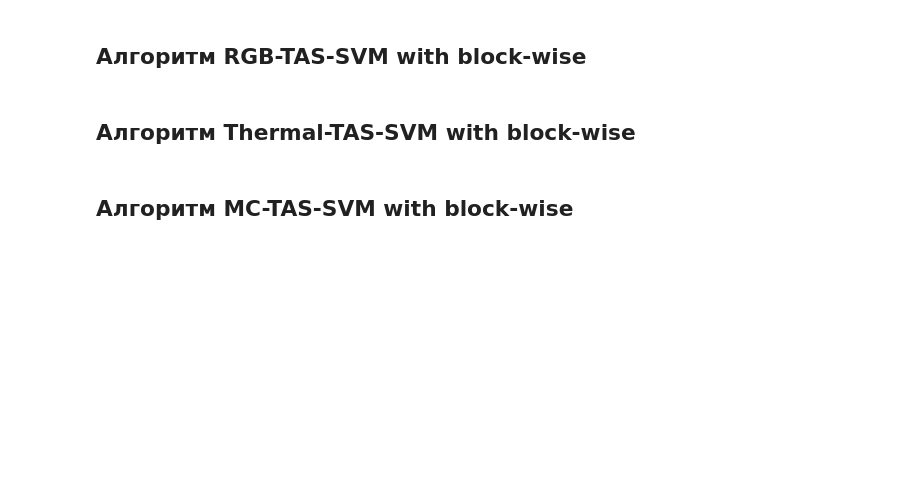
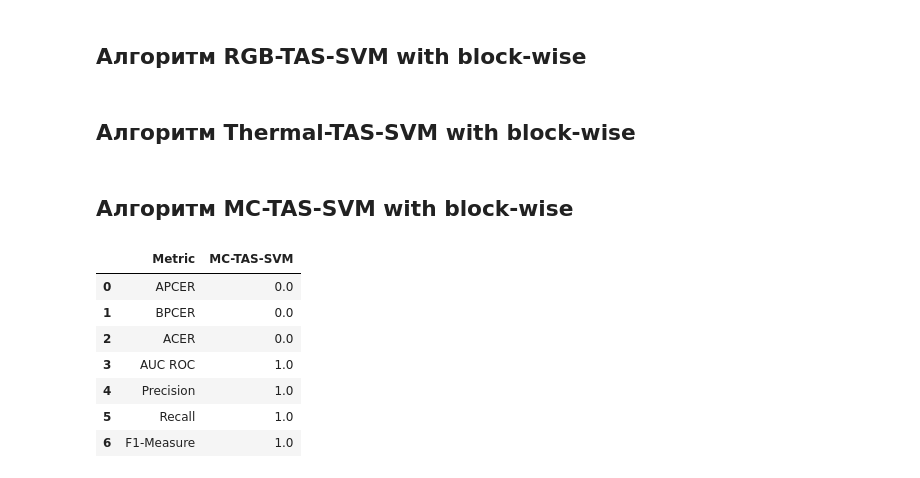
Before and after one commit to n0vm/face-antispoofing, a Jupyter notebook: notebooks/implementation_of_algorithms.ipynb, the cells around one changed output. Drawn from its saved outputs; the diff is of its cells as text; code cells hidden in the pictures; blank space fills up the shorter version.

```diff
--- a/notebooks/implementation_of_algorithms.ipynb
+++ b/notebooks/implementation_of_algorithms.ipynb
@@ -428,13 +441,7 @@ y = classes.copy()
 
 for rgb_img, th_img in zip(rgb_data["images"], th_data["images"]):
     gray_rgb_img = cv2.cvtColor(rgb_img, cv2.COLOR_RGB2GRAY)
-    X.append(
-        calc_features(
-            [gray_rgb_img],
-            feature_funcs,
-            9
-        )
-    )
+    X.append(calc_features([gray_rgb_img], feature_funcs, 9))
 
 X = np.array(X)
 y = np.array(y)
@@ -443,7 +450,7 @@ X_train, X_test, y_train, y_test = train_test_split(X, y, random_state=42)
 
 grid_gsrgb_tas_svc = GridSearchCV(
     estimator=SVC(),
-    scoring='precision',
+    scoring="precision",
     param_grid={
         "C": [1e-3, 1e-2, 1e-1, 1, 1e1, 1e2, 1e3],
         "kernel": ("linear", "rbf"),
@@ -467,9 +474,7 @@ y = classes.copy()
 for rgb_img, th_img in zip(rgb_data["images"], th_data["images"]):
     X.append(
         calc_features(
-            [rgb_img[:, :, 0], rgb_img[:, :, 1], rgb_img[:, :, 2]],
-            feature_funcs,
-            9
+            [rgb_img[:, :, 0], rgb_img[:, :, 1], rgb_img[:, :, 2]], feature_funcs, 9
         )
     )
 
@@ -480,7 +485,7 @@ X_train, X_test, y_train, y_test = train_test_split(X, y, random_state=42)
 
 grid_rgb_tas_svc = GridSearchCV(
     estimator=SVC(),
-    scoring='precision',
+    scoring="precision",
     param_grid={
         "C": [1e-3, 1e-2, 1e-1, 1, 1e1, 1e2, 1e3],
         "kernel": ("linear", "rbf"),
@@ -503,13 +508,7 @@ X = []
 y = classes.copy()
 
 for rgb_img, th_img in zip(rgb_data["images"], th_data["images"]):
-    X.append(
-        calc_features(
-            [th_img],
-            feature_funcs,
-            9
-        )
-    )
+    X.append(calc_features([th_img], feature_funcs, 9))
 
 X = np.array(X)
 y = np.array(y)
@@ -518,7 +517,7 @@ X_train, X_test, y_train, y_test = train_test_split(X, y, random_state=42)
 
 grid_th_tas_svc = GridSearchCV(
     estimator=SVC(),
-    scoring='precision',
+    scoring="precision",
     param_grid={
         "C": [1e-3, 1e-2, 1e-1, 1, 1e1, 1e2, 1e3],
         "kernel": ("linear", "rbf"),
@@ -532,8 +531,8 @@ print("Best estimator: ", grid_th_tas_svc.best_estimator_)
 y_pred = grid_th_tas_svc.predict(X_test)
 
 measured_metrics["Thermal-TAS-SVM"] = get_metric_values(y_test, y_pred).values()
-# %% [markdown]
-## Алгоритм MC-TAS-SVM with block-wise
+# %% [markdown]
+## Алгоритм MC-TAS-SVM with block-wise
 # %%
 feature_funcs = [mahotas.features.tas]
 
@@ -546,7 +545,7 @@ for rgb_img, th_img in zip(rgb_data["images"], th_data["images"]):
         calc_features(
             channels=[rgb_img[:, :, 0], rgb_img[:, :, 1], rgb_img[:, :, 2], th_img],
             feature_funcs=feature_funcs,
-            blockwise=9
+            blockwise=9,
         )
     )
 
@@ -557,7 +556,7 @@ X_train, X_test, y_train, y_test = train_test_split(X, y, random_state=42)
 
 grid_mc_tas_svc = GridSearchCV(
     estimator=SVC(),
-    scoring='precision',
+    scoring="precision",
     param_grid={
         "C": [1e-3, 1e-2, 1e-1, 1, 1e1, 1e2, 1e3],
         "kernel": ("linear", "rbf"),
@@ -574,0 +572,11 @@ measured_metrics.to_csv(path_to_metrics_result)
+# %%
+measured_metrics
+# %% [output]
+|  | Metric | MC-TAS-SVM |
+| 0 | APCER | 0.0 |
+| 1 | BPCER | 0.0 |
+| 2 | ACER | 0.0 |
+| 3 | AUC ROC | 1.0 |
+| 4 | Precision | 1.0 |
+| 5 | Recall | 1.0 |
+| 6 | F1-Measure | 1.0 |
```
Also changed, not shown: parts of 16 cells of this notebook, 1 other file.
